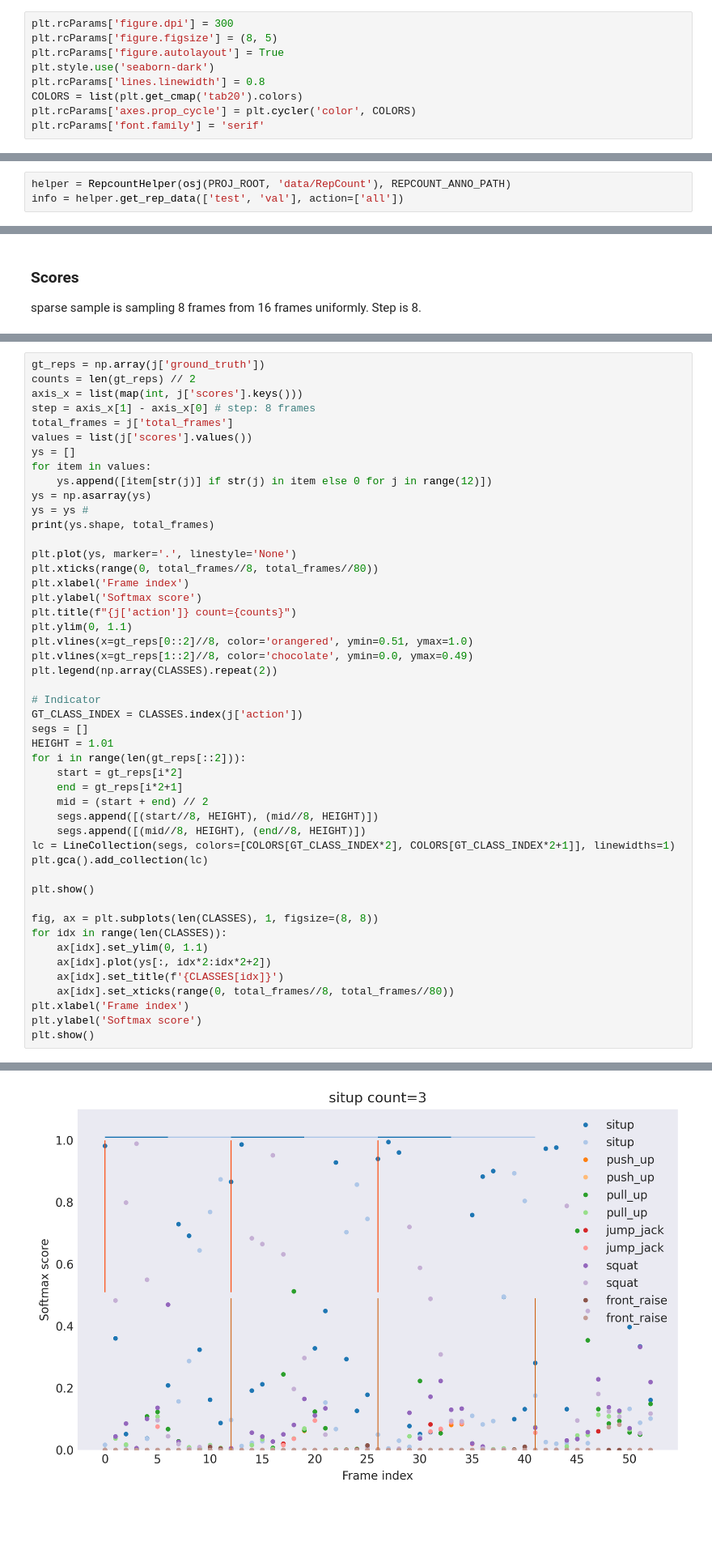
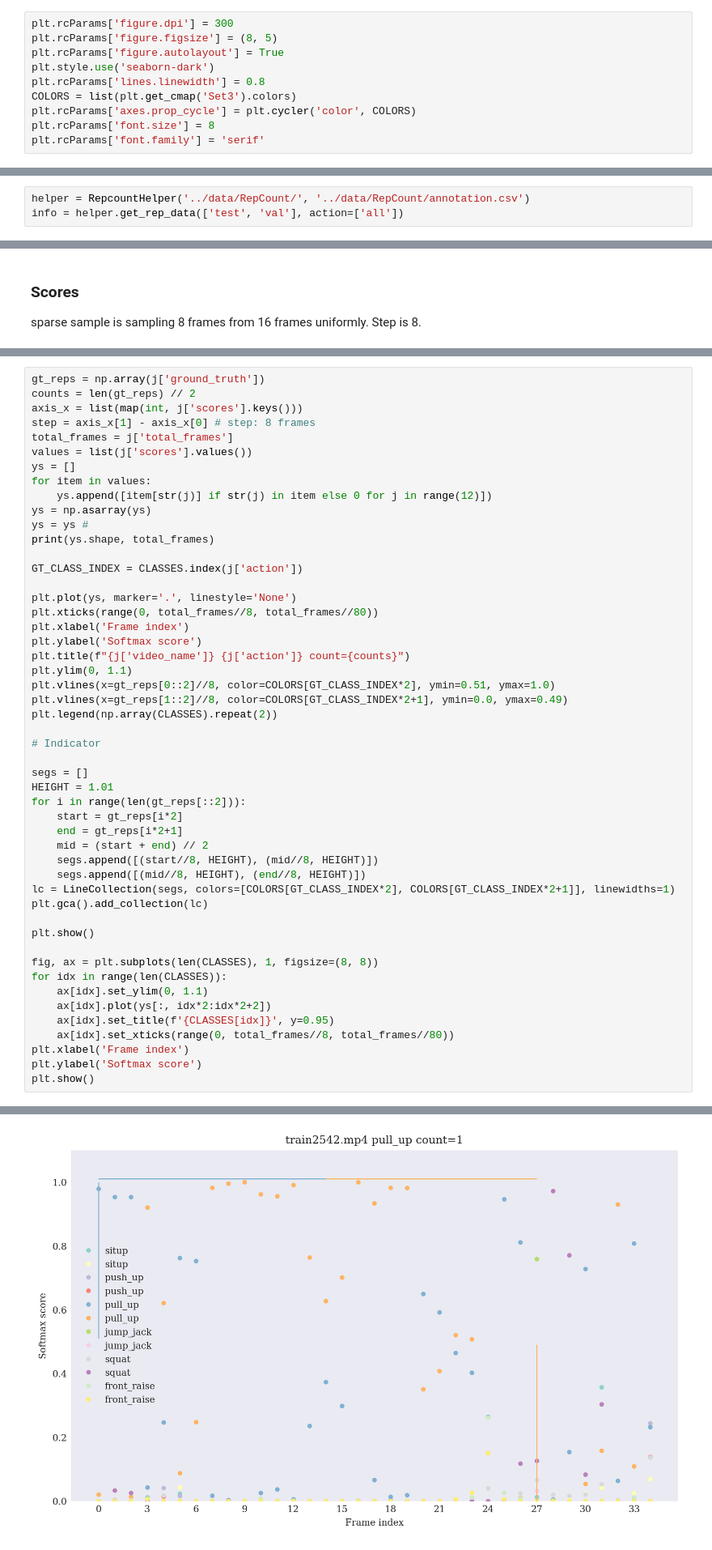
Before and after one commit to iucario/WorkoutDetector, a Jupyter notebook: notebooks/rep_analysis.ipynb, the cells around one changed output, grey strips where cells are left out. Shown: that part at 81% size. Drawn from its saved outputs; the diff is of its cells as text; blank space fills up the shorter version.

Commit message:
Add rep count eval visualization

```diff
--- a/notebooks/rep_analysis.ipynb
+++ b/notebooks/rep_analysis.ipynb
@@ -17,8 +17,9 @@ plt.rcParams['figure.figsize'] = (8, 5)
 plt.rcParams['figure.autolayout'] = True
 plt.style.use('seaborn-dark')
 plt.rcParams['lines.linewidth'] = 0.8
-COLORS = list(plt.get_cmap('tab20').colors)
+COLORS = list(plt.get_cmap('Set3').colors)
 plt.rcParams['axes.prop_cycle'] = plt.cycler('color', COLORS)
+plt.rcParams['font.size'] = 8
 plt.rcParams['font.family'] = 'serif'
 # %% [markdown]
 ## Image model
@@ -26,7 +27,7 @@ plt.rcParams['font.family'] = 'serif'
 json_files = [x for x in os.listdir('../out/pred_no_bbox/') if x.endswith('.json')]
 json_iter = iter(json_files)
 # %%
-helper = RepcountHelper(osj(PROJ_ROOT, 'data/RepCount'), REPCOUNT_ANNO_PATH)
+helper = RepcountHelper('../data/RepCount/', '../data/RepCount/annotation.csv')
 info = helper.get_rep_data(['test', 'val'], action=['all'])
 # %%
 json_file = next(json_iter)
@@ -107,18 +109,20 @@ ys = np.asarray(ys)
 ys = ys #
 print(ys.shape, total_frames)
 
+GT_CLASS_INDEX = CLASSES.index(j['action'])
+
 plt.plot(ys, marker='.', linestyle='None')
 plt.xticks(range(0, total_frames//8, total_frames//80))
 plt.xlabel('Frame index')
 plt.ylabel('Softmax score')
-plt.title(f"{j['action']} count={counts}")
+plt.title(f"{j['video_name']} {j['action']} count={counts}")
 plt.ylim(0, 1.1)
-plt.vlines(x=gt_reps[0::2]//8, color='orangered', ymin=0.51, ymax=1.0)
-plt.vlines(x=gt_reps[1::2]//8, color='chocolate', ymin=0.0, ymax=0.49)
+plt.vlines(x=gt_reps[0::2]//8, color=COLORS[GT_CLASS_INDEX*2], ymin=0.51, ymax=1.0)
+plt.vlines(x=gt_reps[1::2]//8, color=COLORS[GT_CLASS_INDEX*2+1], ymin=0.0, ymax=0.49)
 plt.legend(np.array(CLASSES).repeat(2))
 
 # Indicator
-GT_CLASS_INDEX = CLASSES.index(j['action'])
+
 segs = []
 HEIGHT = 1.01
 for i in range(len(gt_reps[::2])):
@@ -136,7 +140,7 @@ fig, ax = plt.subplots(len(CLASSES), 1, figsize=(8, 8))
 for idx in range(len(CLASSES)):
     ax[idx].set_ylim(0, 1.1)
     ax[idx].plot(ys[:, idx*2:idx*2+2])
-    ax[idx].set_title(f'{CLASSES[idx]}')
+    ax[idx].set_title(f'{CLASSES[idx]}', y=0.95)
     ax[idx].set_xticks(range(0, total_frames//8, total_frames//80))
 plt.xlabel('Frame index')
 plt.ylabel('Softmax score')
@@ -146 +150 @@ plt.show()
-[figure, old version]
+[figure, new version]
```
Also changed, not shown: parts of 11 cells of this notebook, 3 other files.
